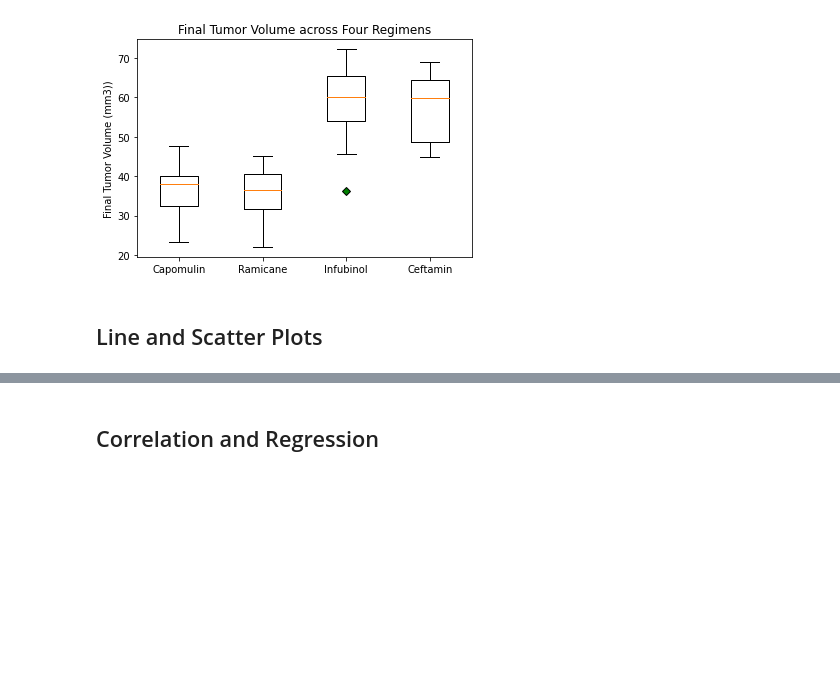
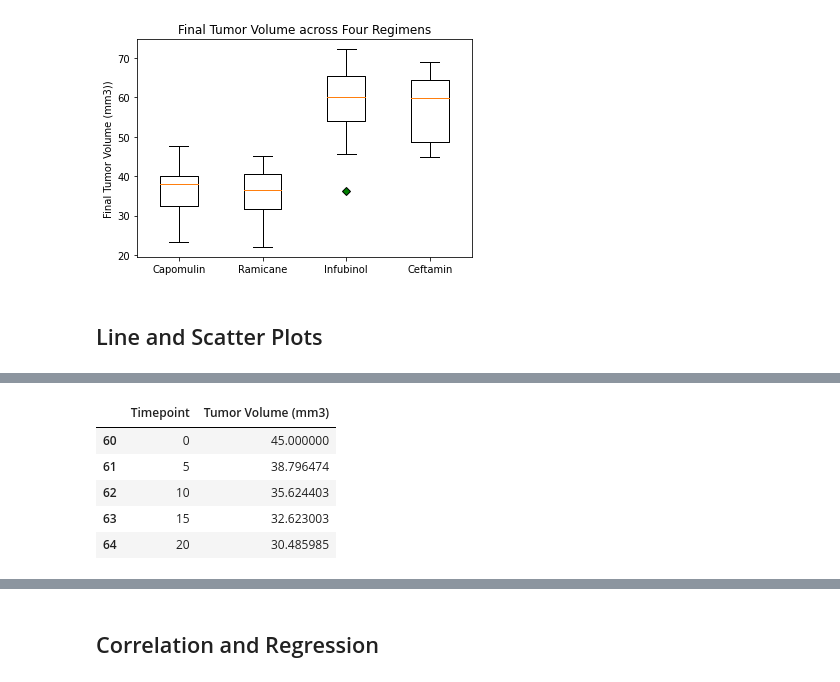
Before and after one commit to chanrce/Matplotlib-challenge, a Jupyter notebook: Instructions/Pymaceuticals/pymaceuticals_starter.ipynb, the cells around one changed output, grey strips where cells are left out. Drawn from its saved outputs; the diff is of its cells as text; code cells hidden in the pictures; blank space fills up the shorter version.

```diff
--- a/Instructions/Pymaceuticals/pymaceuticals_starter.ipynb
+++ b/Instructions/Pymaceuticals/pymaceuticals_starter.ipynb
@@ -331,0 +354,10 @@ plt.show()
+# %%
+#Different method
+f966new=pd.DataFrame(f966info, columns=["Timepoint","Tumor Volume (mm3)"])
+# %% [output]
+|  | Timepoint | Tumor Volume (mm3) |
+| 60 | 0 | 45.000000 |
+| 61 | 5 | 38.796474 |
+| 62 | 10 | 35.624403 |
+| 63 | 15 | 32.623003 |
+| 64 | 20 | 30.485985 |
```
Also changed, not shown: parts of 4 cells of this notebook.
